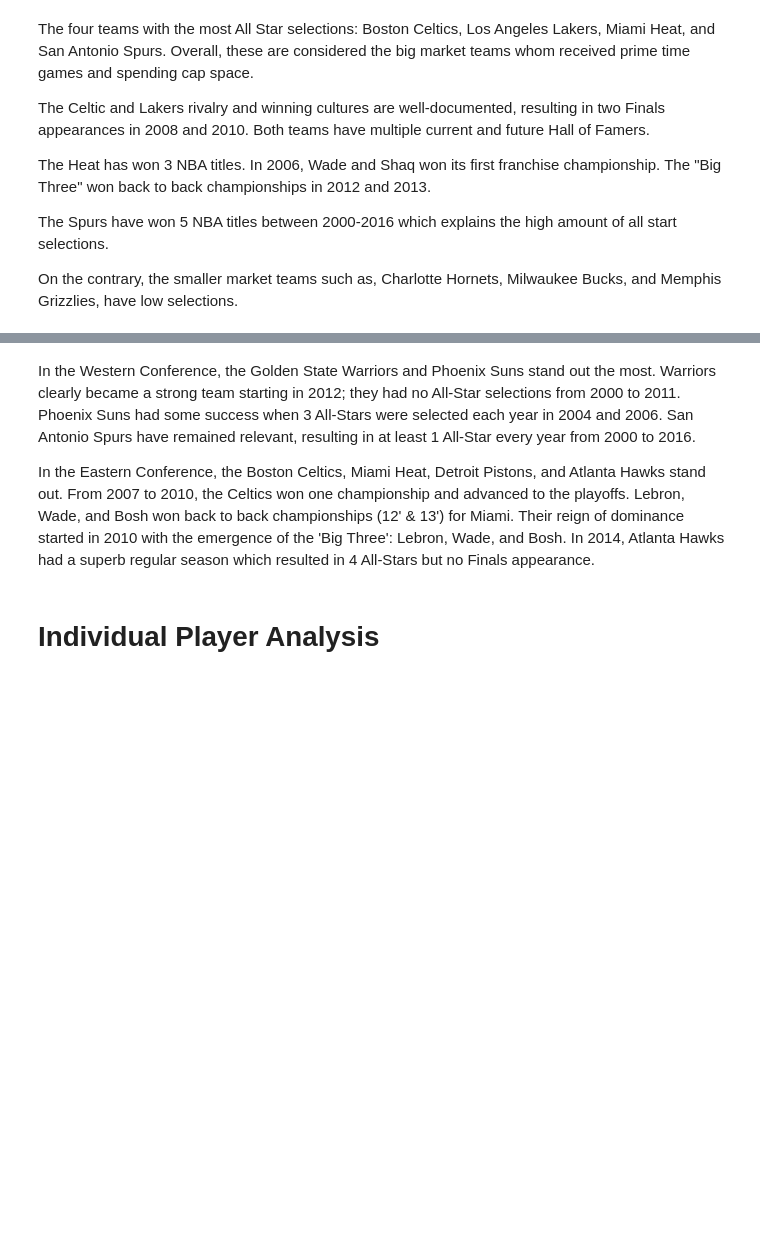
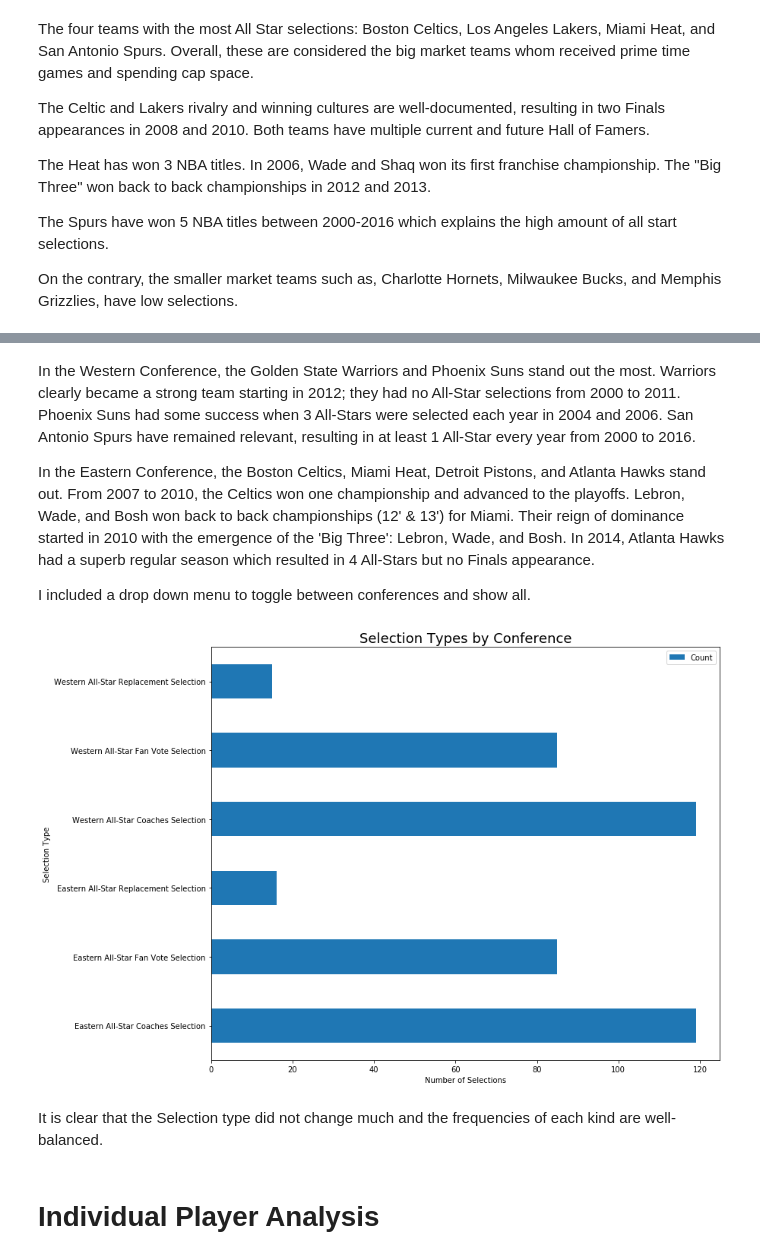
Before and after one commit to aclao89/NBA_All_Stars, a Jupyter notebook: Data Exploration for NBA All Star Games .ipynb, the cells around one changed output, grey strips where cells are left out. Saved outputs shown, nothing was run; the diff lists cells and outputs as text; code cells hidden in the pictures; blank space fills up the shorter version.

Commit message:
Added Selection Type Chart

```diff
--- a/Data Exploration for NBA All Star Games .ipynb
+++ b/Data Exploration for NBA All Star Games .ipynb
@@ -447,6 +424,21 @@ In the Western Conference, the Golden State Warriors and Phoenix Suns stand out
 
 
 In the Eastern Conference, the Boston Celtics, Miami Heat, Detroit Pistons, and Atlanta Hawks stand out. From 2007 to 2010, the Celtics won one championship and advanced to the playoffs. Lebron, Wade, and Bosh won back to back championships (12' & 13') for Miami. Their reign of dominance started in 2010 with the emergence of the 'Big Three': Lebron, Wade, and Bosh. In 2014, Atlanta Hawks had a superb regular season which resulted in 4 All-Stars but no Finals appearance.
+
+I included a drop down menu to toggle between conferences and show all.
+# %%
+sel_type  = pd.DataFrame(nba_clean.groupby(['Selection Type']).size()).reset_index()
+sel_type.columns = ['Selection Type','Count']
+
+sel_type.plot(kind = 'barh', x = 'Selection Type', y= 'Count', figsize = (12,10))
+plt.title('Selection Types by Conference', fontsize = 18)
+plt.xlabel('Number of Selections')
+
+plt.savefig('selectiontypes.png')
+# %% [output]
+[figure, added]
+# %% [markdown]
+It is clear that the Selection type did not change much and the frequencies of each kind are well-balanced.
 # %% [markdown]
 # Individual Player Analysis
 # %%
```
Also changed, not shown: parts of 4 cells of this notebook.
